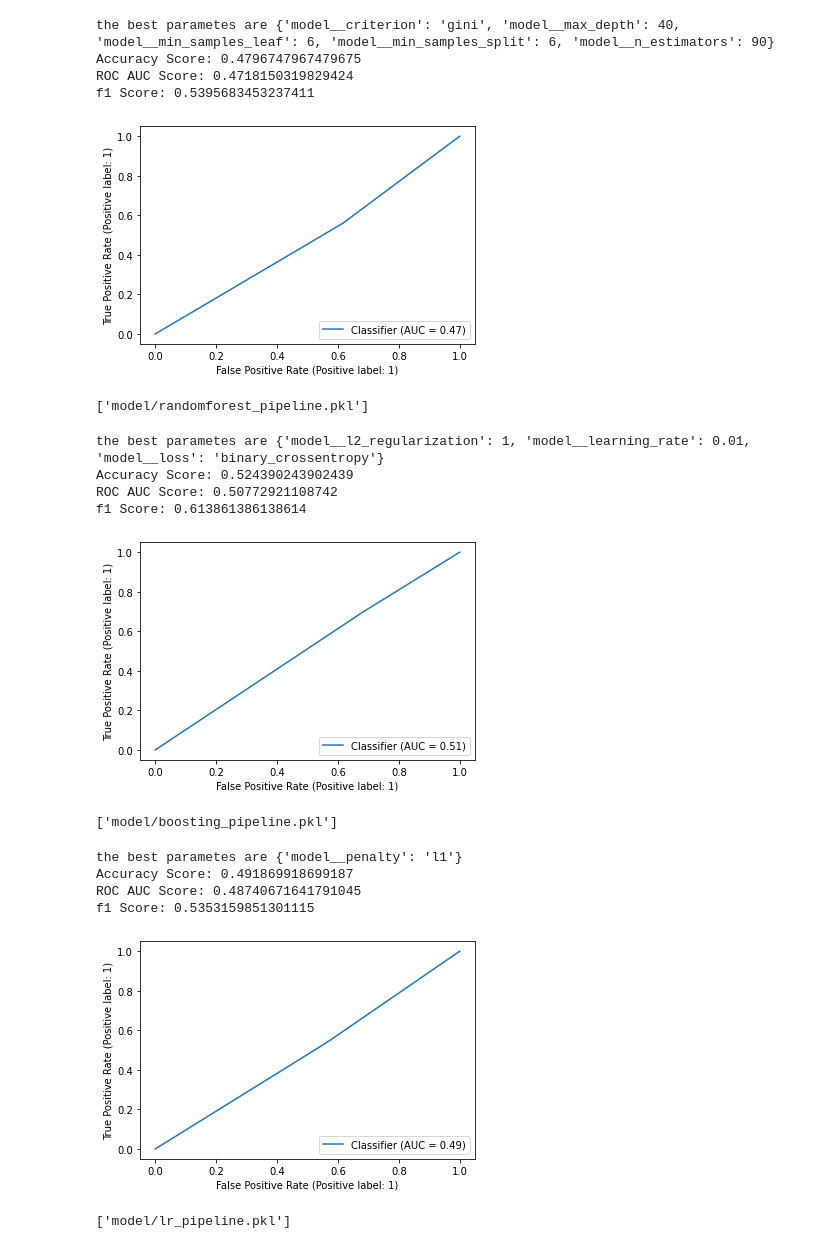
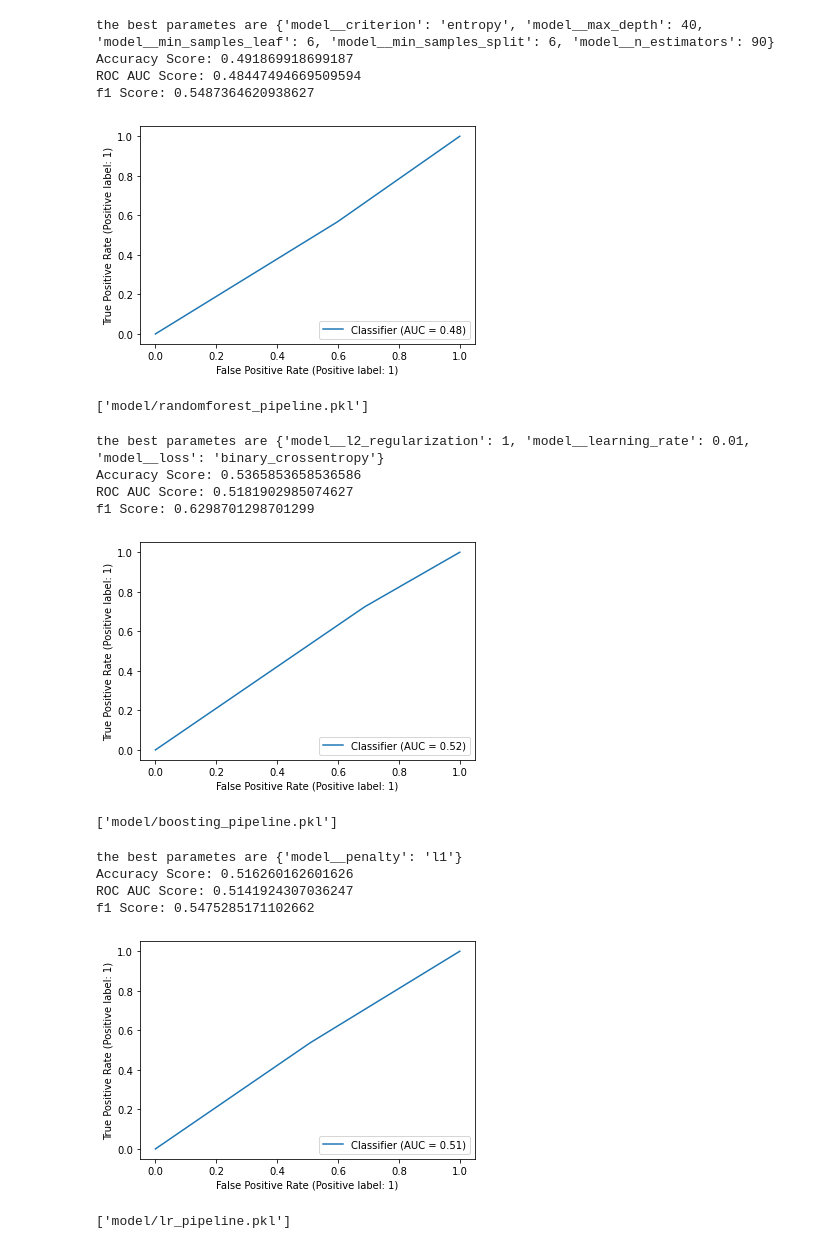
Before and after one commit to nbowen3/cs475_project, a Jupyter notebook: models.ipynb, the cells around one changed output. Saved outputs shown, nothing was run; the diff lists cells and outputs as text; code cells hidden in the pictures.

Commit message:
use robustscaler instead of standardscaler

```diff
--- a/models.ipynb
+++ b/models.ipynb
@@ -80,7 +80,7 @@ def cv_fit_search(pipeline, param_grid, X_train,y_train,X_test,y_test,cv):
 # %%
 #Create a random forest pipeline
 randomforest_pipeline = Pipeline(steps = [
-    ('data_scaling', StandardScaler()),
+    ('data_scaling', RobustScaler()),
     ('model', RandomForestClassifier(class_weight= "balanced"))
 ])
 randomforest_param_grid = [
@@ -96,18 +96,18 @@ randomforest_param_grid = [
 tuned_model = cv_fit_search(randomforest_pipeline,randomforest_param_grid,X_train,y_train,X_val,y_val,10)
 joblib.dump(tuned_model, 'model/randomforest_pipeline.pkl')
 # %% [output]
-the best parametes are {'model__criterion': 'gini', 'model__max_depth': 40, 'model__min_samples_leaf': 6, 'model__min_samples_split': 6, 'model__n_estimators': 90}
-Accuracy Score: 0.4796747967479675
-ROC AUC Score: 0.4718150319829424
-f1 Score: 0.5395683453237411
+the best parametes are {'model__criterion': 'entropy', 'model__max_depth': 40, 'model__min_samples_leaf': 6, 'model__min_samples_split': 6, 'model__n_estimators': 90}
+Accuracy Score: 0.491869918699187
+ROC AUC Score: 0.48447494669509594
+f1 Score: 0.5487364620938627
-[figure, old version]
+[figure, new version]
 ['model/randomforest_pipeline.pkl']
 # %%
 # Lets try a boosting model now
 # Due to the way boosting works, does not need weights to deal with imbalanced classes
 from sklearn.ensemble import HistGradientBoostingClassifier
 boostingPipeline = Pipeline(steps = [
-    ('data_scaling', StandardScaler()),
+    ('data_scaling', RobustScaler()),
     ('model', HistGradientBoostingClassifier())
 ])
 
@@ -122,33 +122,33 @@ tuned_model = cv_fit_search(boostingPipeline,boosting_param_grid,X_train,y_train
 joblib.dump(tuned_model, 'model/boosting_pipeline.pkl')
 # %% [output]
 the best parametes are {'model__l2_regularization': 1, 'model__learning_rate': 0.01, 'model__loss': 'binary_crossentropy'}
-Accuracy Score: 0.524390243902439
-ROC AUC Score: 0.50772921108742
-f1 Score: 0.613861386138614
+Accuracy Score: 0.5365853658536586
+ROC AUC Score: 0.5181902985074627
+f1 Score: 0.6298701298701299
-[figure, old version]
+[figure, new version]
 ['model/boosting_pipeline.pkl']
 # %%
 #logistic Regression with cross validation
 from sklearn.linear_model import LogisticRegressionCV
 lr_pipeline = Pipeline(steps = [
-    ('data_scaling', StandardScaler()),
+    ('data_scaling', RobustScaler()),
     ('model', LogisticRegressionCV(solver="liblinear",class_weight="balanced"))#saga solver works for all penalties
 ])
 
 lr_param_grid = [
     {
         "model__penalty": ['l1', 'l2']
     }
 ]
 
 tuned_model = cv_fit_search(lr_pipeline,lr_param_grid,X_train,y_train,X_val,y_val,10)
 joblib.dump(tuned_model, 'model/lr_pipeline.pkl')
 # %% [output]
 the best parametes are {'model__penalty': 'l1'}
-Accuracy Score: 0.491869918699187
-ROC AUC Score: 0.48740671641791045
-f1 Score: 0.5353159851301115
+Accuracy Score: 0.516260162601626
+ROC AUC Score: 0.5141924307036247
+f1 Score: 0.5475285171102662
-[figure, old version]
+[figure, new version]
 ['model/lr_pipeline.pkl']
 # %%
 #k nearest neighbors classifier
```
Also changed, not shown: parts of 4 cells of this notebook.
